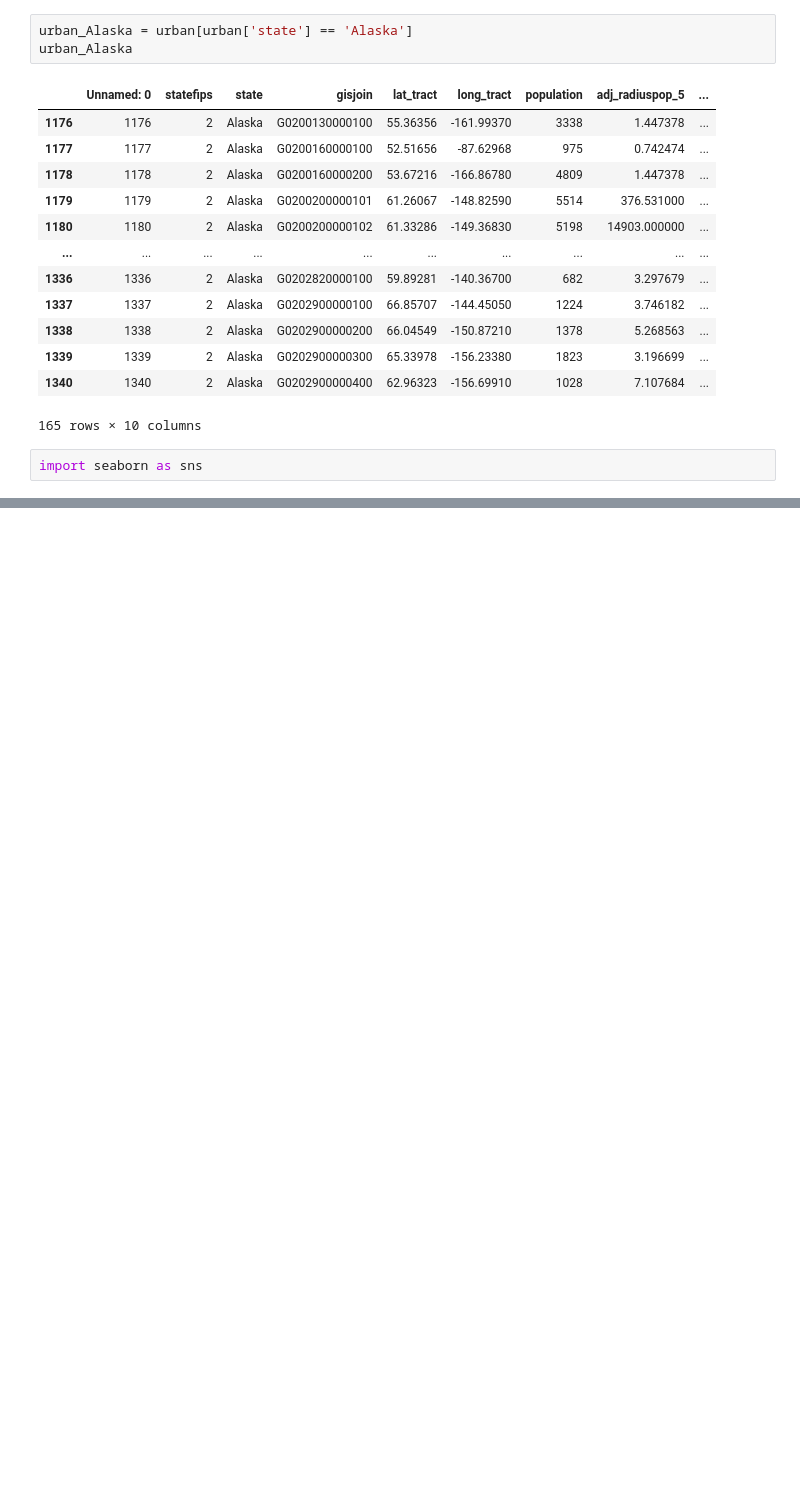
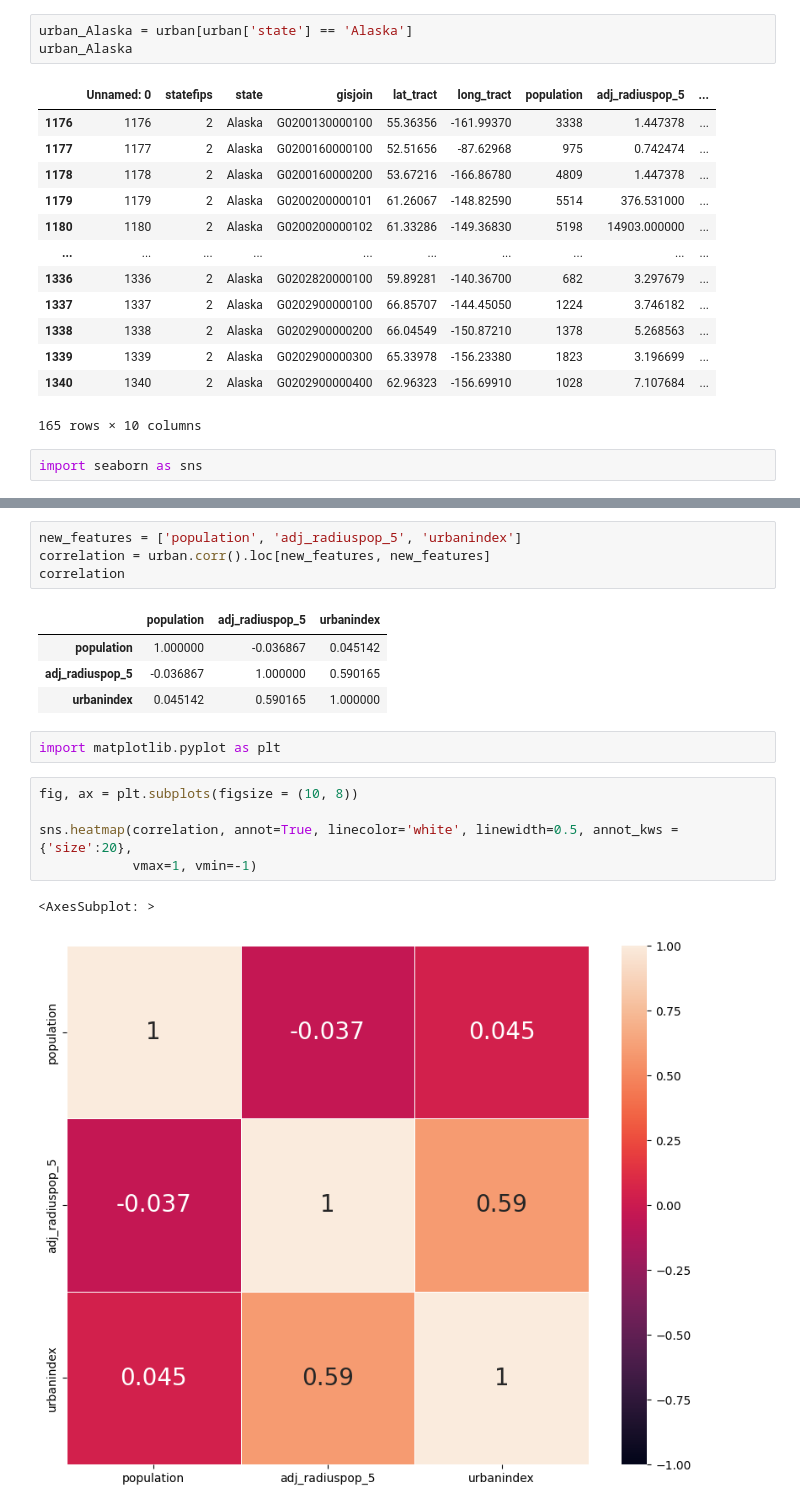
Before and after one commit to rssidorenko/Learning-Python3, a Jupyter notebook: Визуализация-2_3.ipynb, the cells around one changed output, grey strips where cells are left out. Cells and saved outputs as stored; diff of their text form; blank space fills up the shorter version.

```diff
--- a/Визуализация-2_3.ipynb
+++ b/Визуализация-2_3.ipynb
@@ -66,0 +67,19 @@ sns.boxplot(x=urban_new['state'], y=urban_new['urbanindex'])
+# %%
+new_features = ['population', 'adj_radiuspop_5', 'urbanindex']
+correlation = urban.corr().loc[new_features, new_features]
+correlation
+# %% [output]
+|  | population | adj_radiuspop_5 | urbanindex |
+| population | 1.000000 | -0.036867 | 0.045142 |
+| adj_radiuspop_5 | -0.036867 | 1.000000 | 0.590165 |
+| urbanindex | 0.045142 | 0.590165 | 1.000000 |
+# %%
+import matplotlib.pyplot as plt
+# %%
+fig, ax = plt.subplots(figsize = (10, 8))
+
+sns.heatmap(correlation, annot=True, linecolor='white', linewidth=0.5, annot_kws = {'size':20},
+            vmax=1, vmin=-1)
+# %% [output]
+<AxesSubplot: >
+[figure, added]
```
Also changed, not shown: parts of 18 cells of this notebook, 8 other files.
